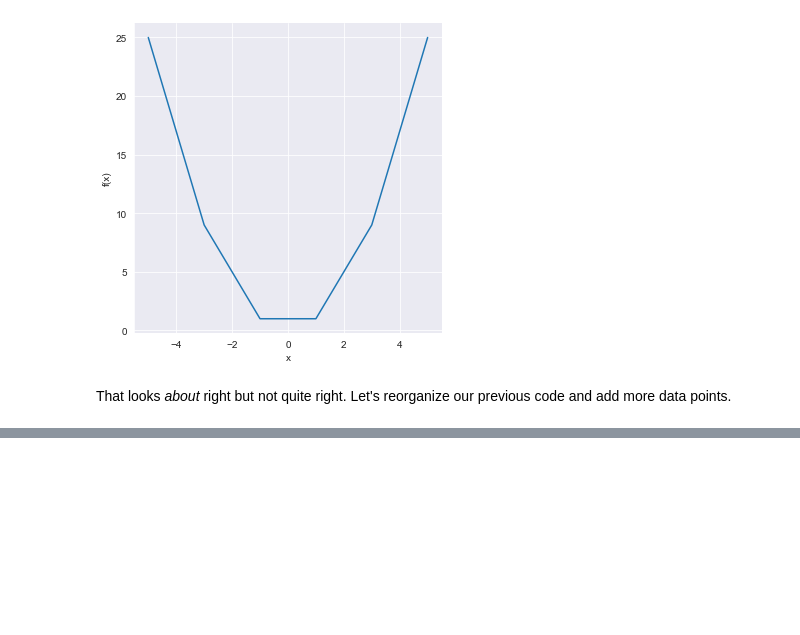
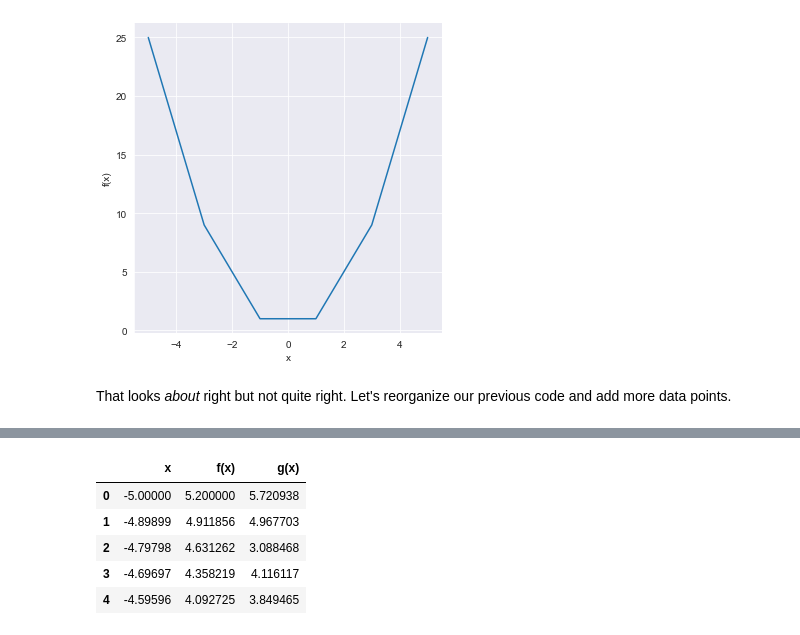
Before and after one commit to techimmersionweek22/data-science, a Jupyter notebook: ds.ipynb, the cells around one changed output, grey strips where cells are left out. Cells and saved outputs as stored; diff of their text form; code cells hidden in the pictures; blank space fills up the shorter version.

```diff
--- a/ds.ipynb
+++ b/ds.ipynb
@@ -62,0 +111,10 @@ Y = X ** 2
+# %%
+df = pd.concat([df, df_error], axis=1)
+df.head(5)
+# %% [output]
+|  | x | f(x) | g(x) |
+| 0 | -5.00000 | 5.200000 | 5.720938 |
+| 1 | -4.89899 | 4.911856 | 4.967703 |
+| 2 | -4.79798 | 4.631262 | 3.088468 |
+| 3 | -4.69697 | 4.358219 | 4.116117 |
+| 4 | -4.59596 | 4.092725 | 3.849465 |
```
Also changed, not shown: parts of 10 cells of this notebook.
